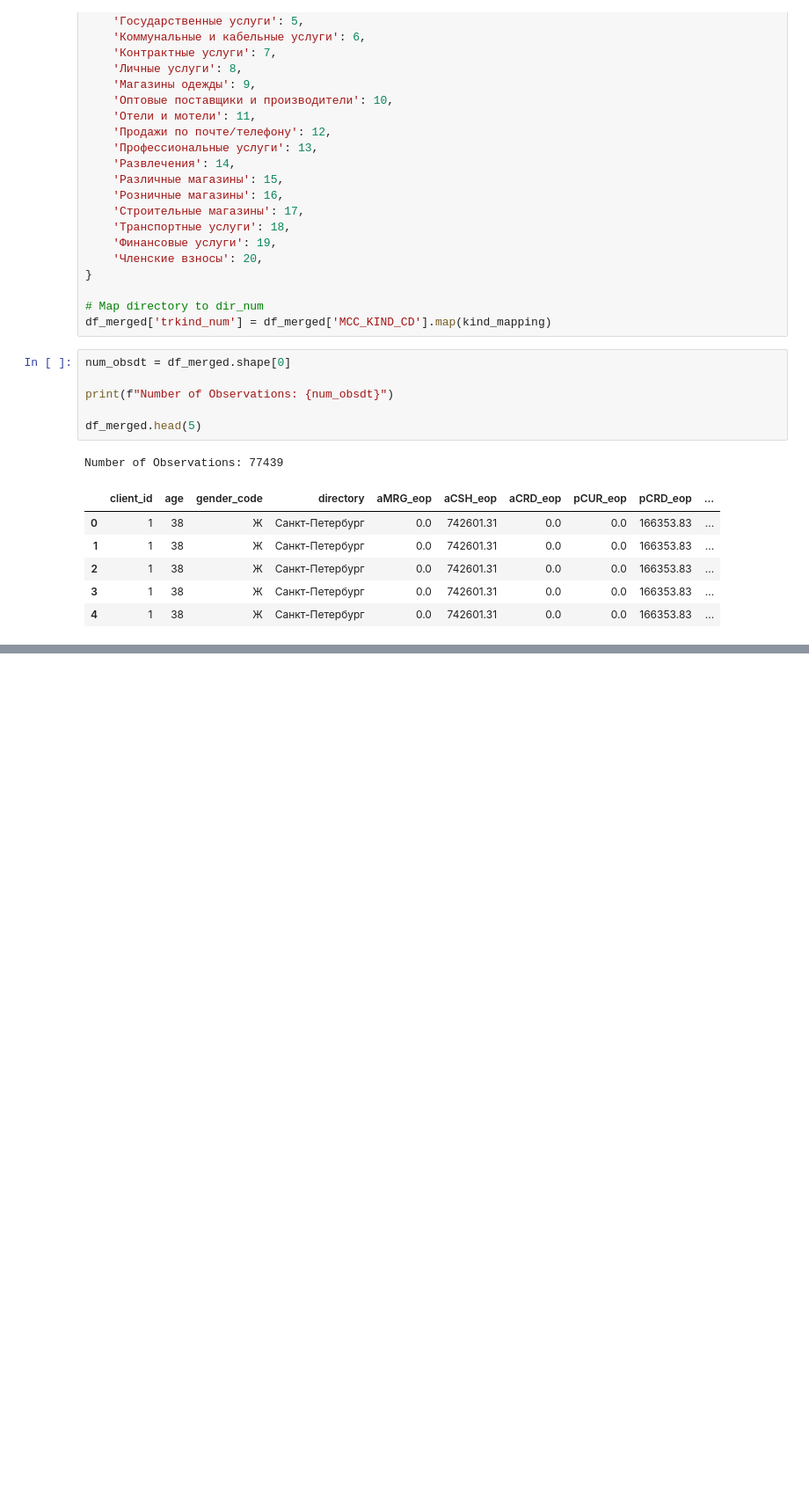
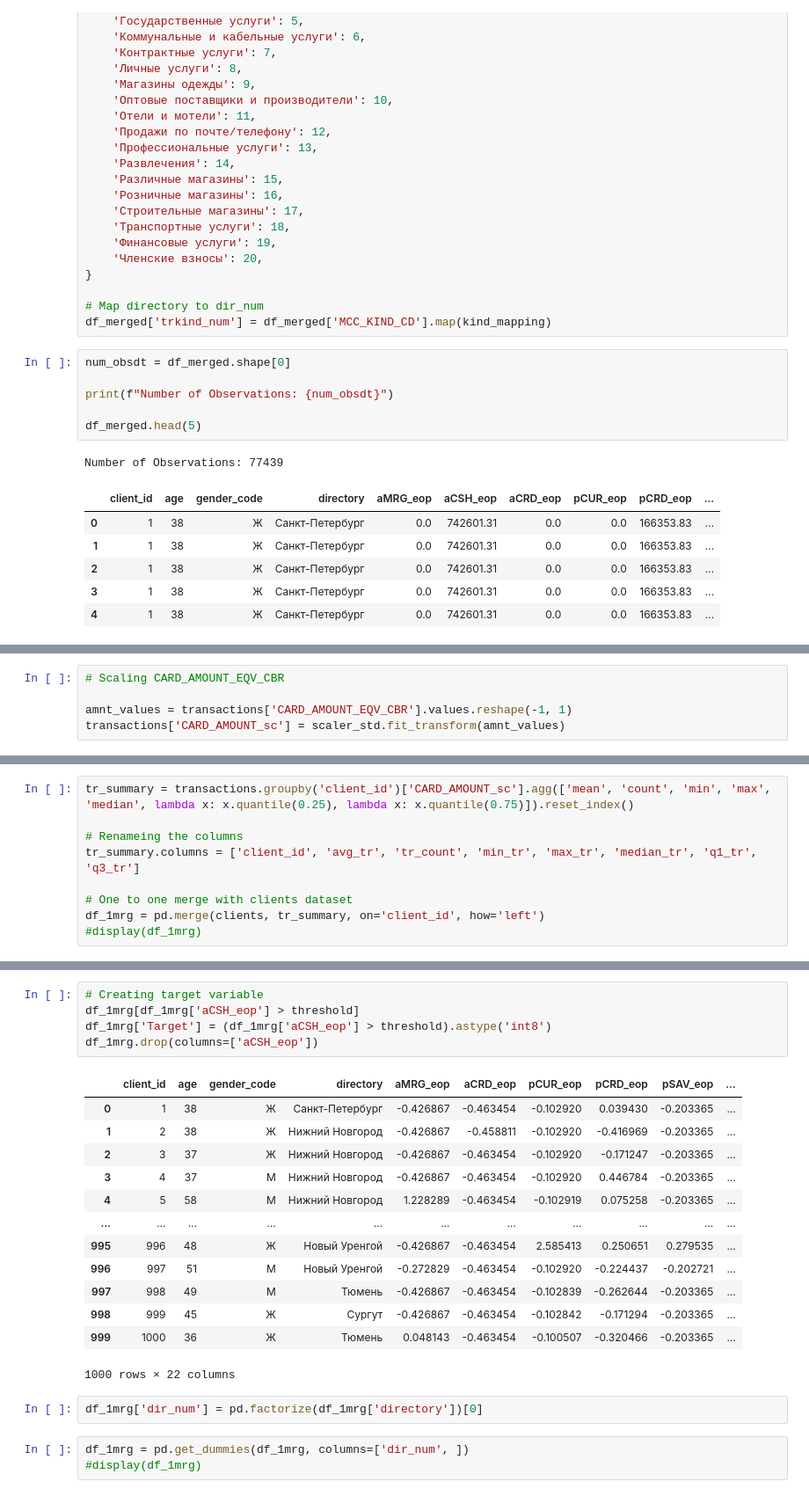
Before and after one commit to anys001/MLDM-project, a Jupyter notebook: BankProj.ipynb, the cells around one changed output, grey strips where cells are left out. Shown at 88% size. Drawn from its saved outputs; the diff is of its cells as text; blank space fills up the shorter version.

```diff
--- a/BankProj.ipynb
+++ b/BankProj.ipynb
@@ -340,0 +463,5 @@ Number of Observations: 77439
+# %%
+# Scaling CARD_AMOUNT_EQV_CBR
+
+amnt_values = transactions['CARD_AMOUNT_EQV_CBR'].values.reshape(-1, 1)
+transactions['CARD_AMOUNT_sc'] = scaler_std.fit_transform(amnt_values)
@@ -340,0 +474,9 @@ Number of Observations: 77439
+# %%
+tr_summary = transactions.groupby('client_id')['CARD_AMOUNT_sc'].agg(['mean', 'count', 'min', 'max', 'median', lambda x: x.quantile(0.25), lambda x: x.quantile(0.75)]).reset_index()
+
+# Renameing the columns
+tr_summary.columns = ['client_id', 'avg_tr', 'tr_count', 'min_tr', 'max_tr', 'median_tr', 'q1_tr', 'q3_tr']
+
+# One to one merge with clients dataset
+df_1mrg = pd.merge(clients, tr_summary, on='client_id', how='left')
+#display(df_1mrg)
@@ -340,0 +495,24 @@ Number of Observations: 77439
+# %%
+# Creating target variable
+df_1mrg[df_1mrg['aCSH_eop'] > threshold]
+df_1mrg['Target'] = (df_1mrg['aCSH_eop'] > threshold).astype('int8')
+df_1mrg.drop(columns=['aCSH_eop'])
+# %% [output]
+|  | client_id | age | gender_code | directory | aMRG_eop | aCRD_eop | pCUR_eop | pCRD_eop | pSAV_eop | ... |
+| 0 | 1 | 38 | Ж | Санкт-Петербург | -0.426867 | -0.463454 | -0.102920 | 0.039430 | -0.203365 | ... |
+| 1 | 2 | 38 | Ж | Нижний Новгород | -0.426867 | -0.458811 | -0.102920 | -0.416969 | -0.203365 | ... |
+| 2 | 3 | 37 | Ж | Нижний Новгород | -0.426867 | -0.463454 | -0.102920 | -0.171247 | -0.203365 | ... |
+| 3 | 4 | 37 | М | Нижний Новгород | -0.426867 | -0.463454 | -0.102920 | 0.446784 | -0.203365 | ... |
+| 4 | 5 | 58 | М | Нижний Новгород | 1.228289 | -0.463454 | -0.102919 | 0.075258 | -0.203365 | ... |
+| ... | ... | ... | ... | ... | ... | ... | ... | ... | ... | ... |
+| 995 | 996 | 48 | Ж | Новый Уренгой | -0.426867 | -0.463454 | 2.585413 | 0.250651 | 0.279535 | ... |
+| 996 | 997 | 51 | М | Новый Уренгой | -0.272829 | -0.463454 | -0.102920 | -0.224437 | -0.202721 | ... |
+| 997 | 998 | 49 | М | Тюмень | -0.426867 | -0.463454 | -0.102839 | -0.262644 | -0.203365 | ... |
+| 998 | 999 | 45 | Ж | Сургут | -0.426867 | -0.463454 | -0.102842 | -0.171294 | -0.203365 | ... |
+| 999 | 1000 | 36 | Ж | Тюмень | 0.048143 | -0.463454 | -0.100507 | -0.320466 | -0.203365 | ... |
+1000 rows × 22 columns
+# %%
+df_1mrg['dir_num'] = pd.factorize(df_1mrg['directory'])[0]
+# %%
+df_1mrg = pd.get_dummies(df_1mrg, columns=['dir_num', ])
+#display(df_1mrg)
```
Also changed, not shown: parts of 18 cells of this notebook.
